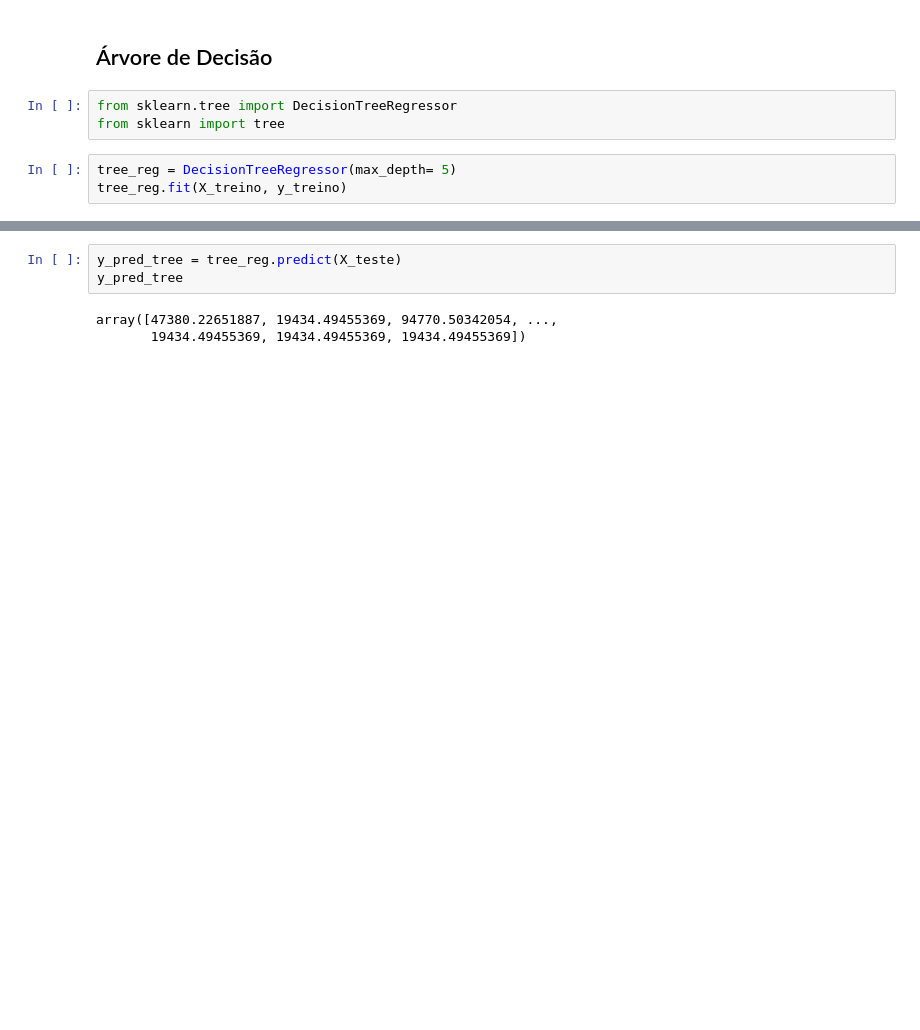
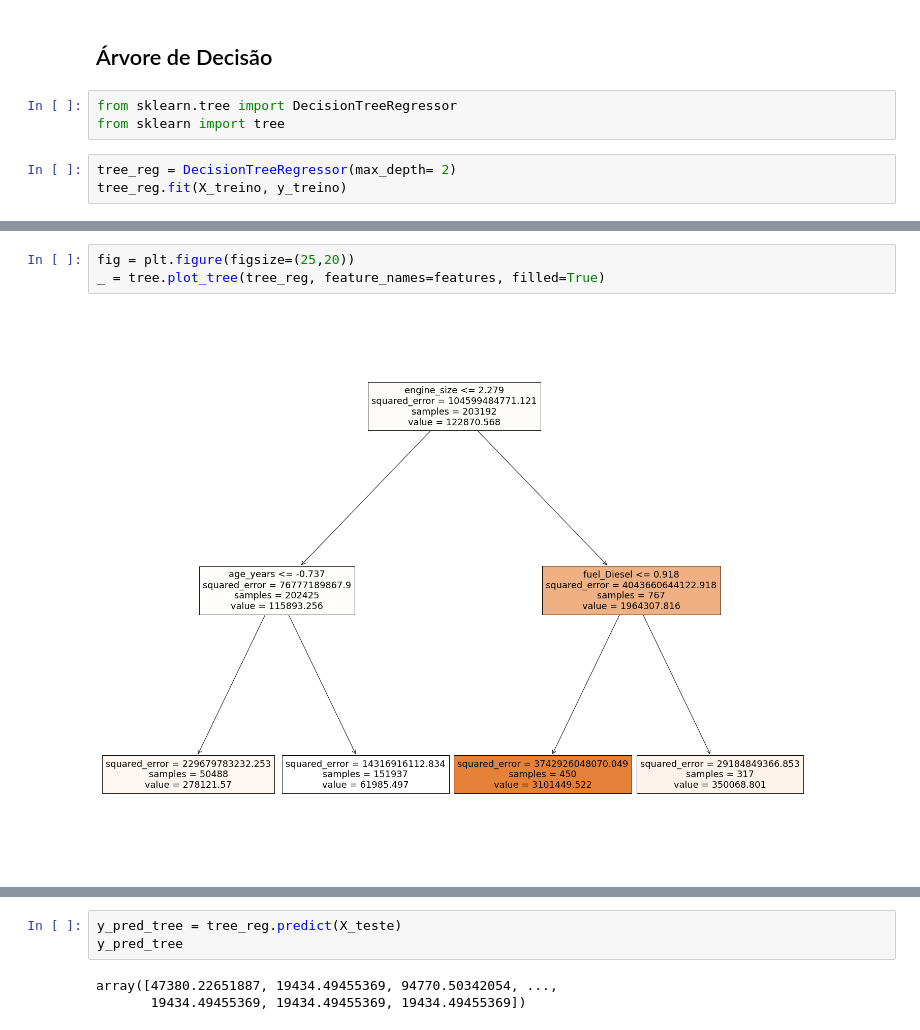
Before and after one commit to VicenteJFonseca/previs-o_pre-o_carros, a Jupyter notebook: previsão_preços_carros.ipynb, the cells around one changed output, grey strips where cells are left out. Cells and saved outputs as stored; diff of their text form; blank space fills up the shorter version.

```diff
--- a/previsão_preços_carros.ipynb
+++ b/previsão_preços_carros.ipynb
@@ -428,6 +428,6 @@ reg.intercept_
 from sklearn.tree import DecisionTreeRegressor
 from sklearn import tree
 # %%
-tree_reg = DecisionTreeRegressor(max_depth= 5)
+tree_reg = DecisionTreeRegressor(max_depth= 2)
 tree_reg.fit(X_treino, y_treino)
 # %% [output]
@@ -448,0 +437,5 @@ graphviz.Source(dot_graph, format = 'png')
+# %%
+fig = plt.figure(figsize=(25,20))
+_ = tree.plot_tree(tree_reg, feature_names=features, filled=True)
+# %% [output]
+[figure, added]
```
Also changed, not shown: parts of 9 cells of this notebook.
